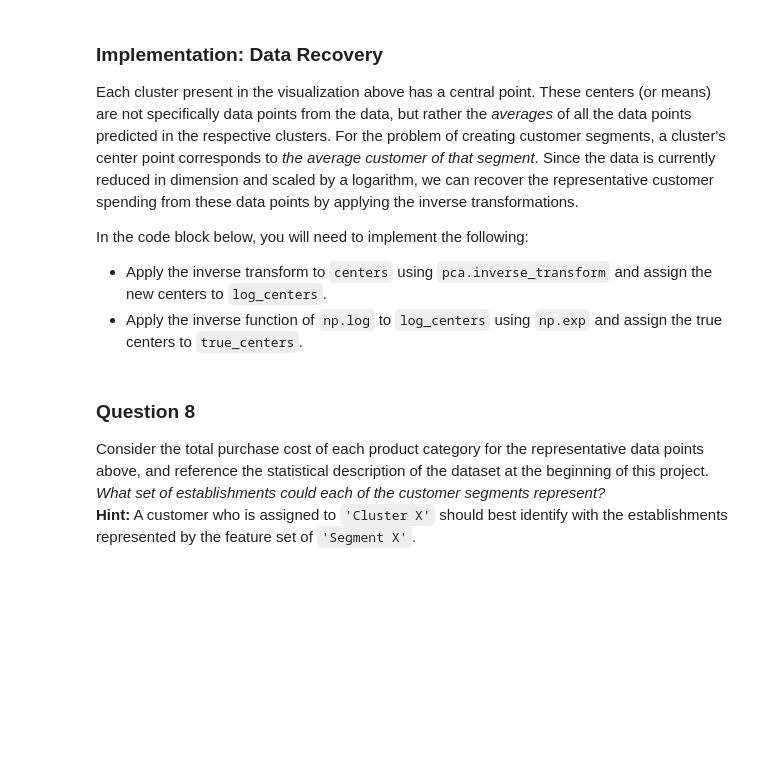
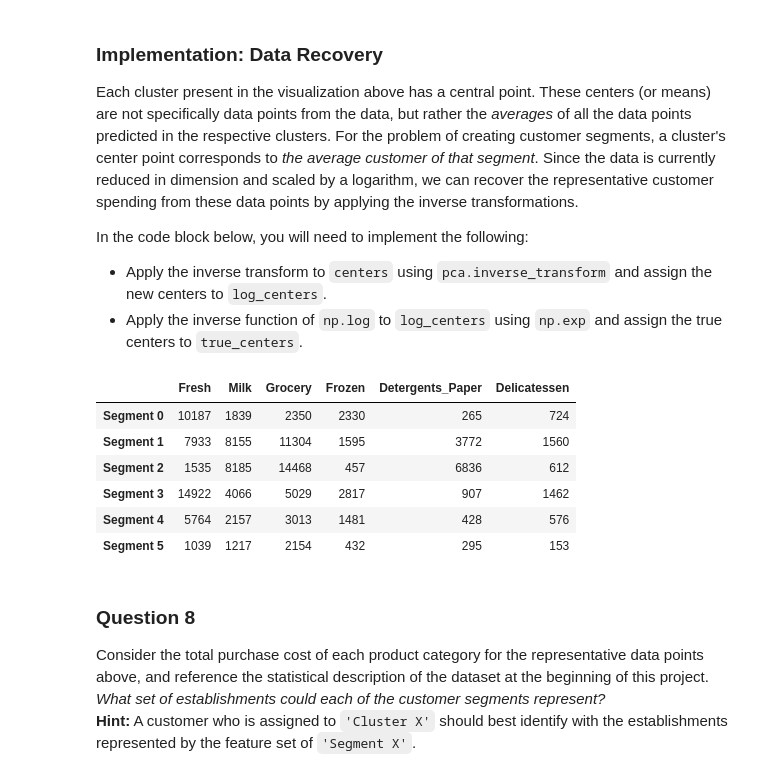
Before and after one commit to llathrop/creating_customer_segments, a Jupyter notebook: customer_segments.ipynb, the cells around one changed output. Cells and saved outputs as stored; diff of their text form; code cells hidden in the pictures; blank space fills up the shorter version.

```diff
--- a/customer_segments.ipynb
+++ b/customer_segments.ipynb
@@ -488,16 +488,24 @@ In the code block below, you will need to implement the following:
  - Apply the inverse function of `np.log` to `log_centers` using `np.exp` and assign the true centers to `true_centers`.
 # %%
 # TODO: Inverse transform the centers
-log_centers = None
+log_centers = pca.inverse_transform(clusterer.means_)
 
 # TODO: Exponentiate the centers
-true_centers = None
+true_centers = np.exp(log_centers)
 
 # Display the true centers
 segments = ['Segment {}'.format(i) for i in range(0,len(centers))]
 true_centers = pd.DataFrame(np.round(true_centers), columns = data.keys())
 true_centers.index = segments
 display(true_centers)
+# %% [output]
+|  | Fresh | Milk | Grocery | Frozen | Detergents_Paper | Delicatessen |
+| Segment 0 | 10187 | 1839 | 2350 | 2330 | 265 | 724 |
+| Segment 1 | 7933 | 8155 | 11304 | 1595 | 3772 | 1560 |
+| Segment 2 | 1535 | 8185 | 14468 | 457 | 6836 | 612 |
+| Segment 3 | 14922 | 4066 | 5029 | 2817 | 907 | 1462 |
+| Segment 4 | 5764 | 2157 | 3013 | 1481 | 428 | 576 |
+| Segment 5 | 1039 | 1217 | 2154 | 432 | 295 | 153 |
 # %% [markdown]
 ### Question 8
 Consider the total purchase cost of each product category for the representative data points above, and reference the statistical description of the dataset at the beginning of this project. *What set of establishments could each of the customer segments represent?*
```
Also changed, not shown: parts of 3 cells of this notebook.
